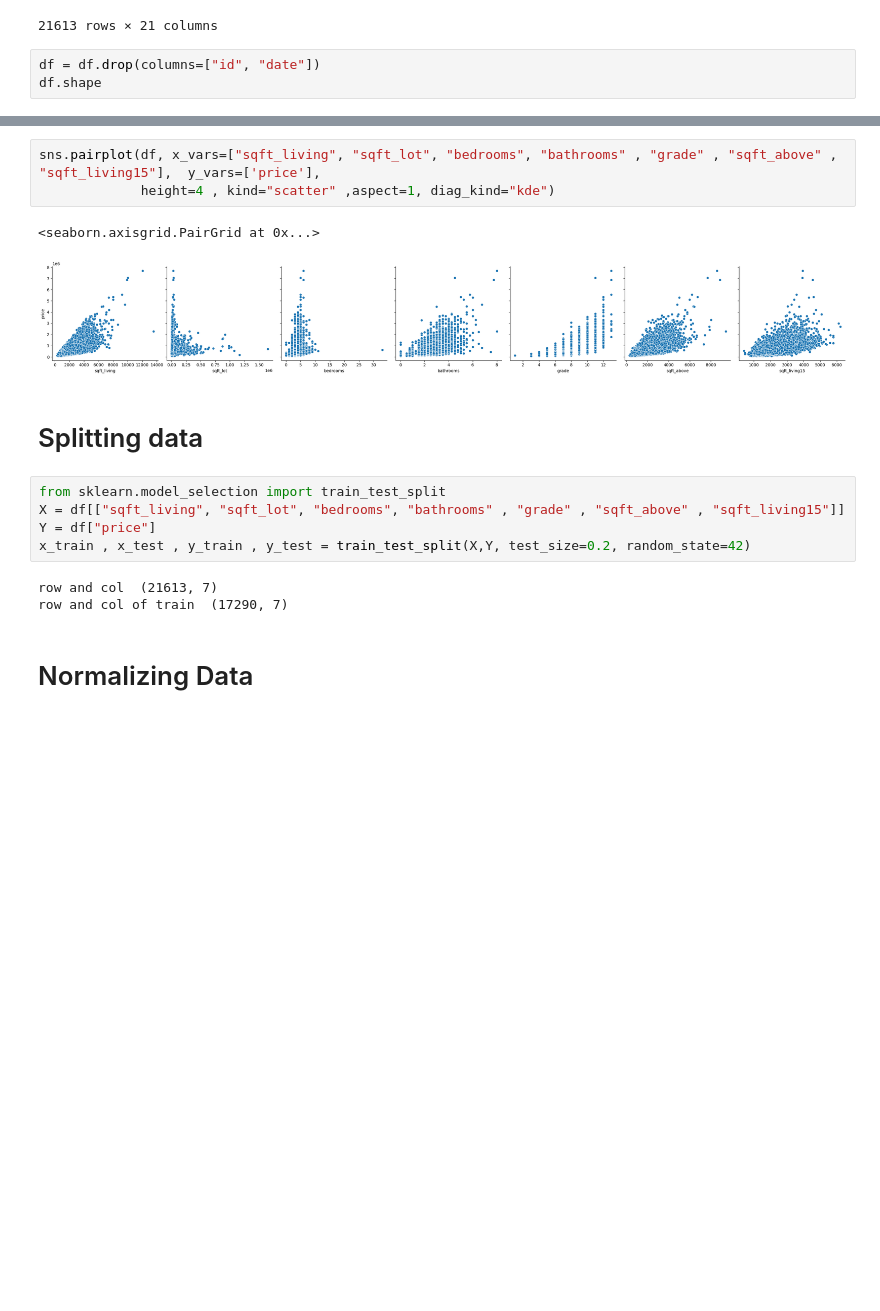
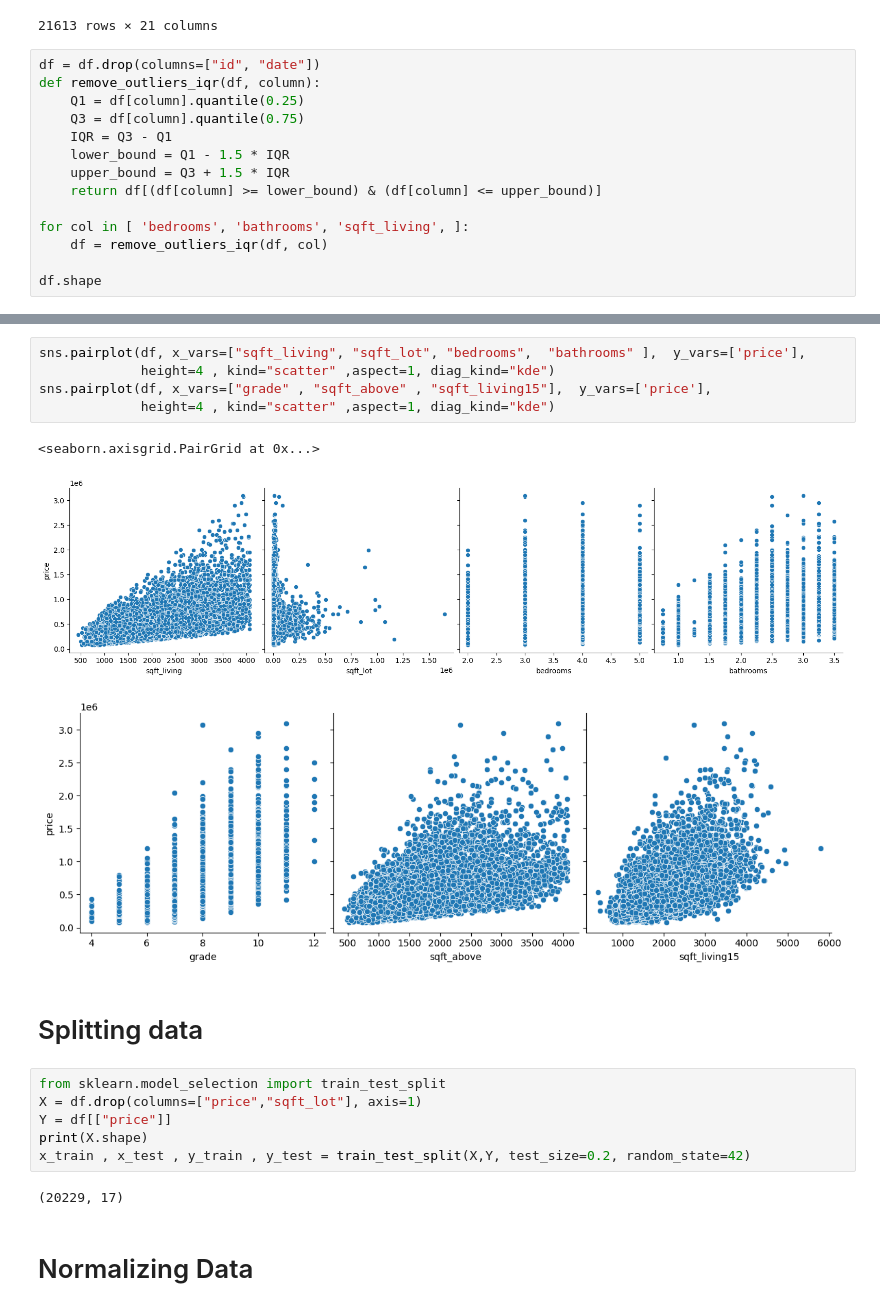
Before and after one commit to amanuelcm27/HousePricePrediction, a Jupyter notebook: housePrediction.ipynb, the cells around one changed output, grey strips where cells are left out. Drawn from its saved outputs; the diff is of its cells as text; blank space fills up the shorter version.

```diff
--- a/housePrediction.ipynb
+++ b/housePrediction.ipynb
@@ -47,5 +47,16 @@ df
 21613 rows × 21 columns
 # %%
 df = df.drop(columns=["id", "date"])
+def remove_outliers_iqr(df, column):
+    Q1 = df[column].quantile(0.25)
+    Q3 = df[column].quantile(0.75)
+    IQR = Q3 - Q1
+    lower_bound = Q1 - 1.5 * IQR
+    upper_bound = Q3 + 1.5 * IQR
+    return df[(df[column] >= lower_bound) & (df[column] <= upper_bound)]
+
+for col in [ 'bedrooms', 'bathrooms', 'sqft_living', ]:
+    df = remove_outliers_iqr(df, col)
+
 df.shape
 # %% [output]
@@ -115,19 +127,22 @@ plt.show()
 # %%
-sns.pairplot(df, x_vars=["sqft_living", "sqft_lot", "bedrooms", "bathrooms" , "grade" , "sqft_above" , "sqft_living15"],  y_vars=['price'],
+sns.pairplot(df, x_vars=["sqft_living", "sqft_lot", "bedrooms",  "bathrooms" ],  y_vars=['price'],
              height=4 , kind="scatter" ,aspect=1, diag_kind="kde")
+sns.pairplot(df, x_vars=["grade" , "sqft_above" , "sqft_living15"],  y_vars=['price'],
+             height=4 , kind="scatter" ,aspect=1, diag_kind="kde")
 # %% [output]
 <seaborn.axisgrid.PairGrid at 0x...>
-[figure, old version]
+[figure, new version]
+[figure, added]
 # %% [markdown]
 # Splitting data
 # %%
 from sklearn.model_selection import train_test_split
-X = df[["sqft_living", "sqft_lot", "bedrooms", "bathrooms" , "grade" , "sqft_above" , "sqft_living15"]]
-Y = df["price"]
+X = df.drop(columns=["price","sqft_lot"], axis=1)
+Y = df[["price"]]
+print(X.shape)
 x_train , x_test , y_train , y_test = train_test_split(X,Y, test_size=0.2, random_state=42)
 # %% [output]
-row and col  (21613, 7)
-row and col of train  (17290, 7)
+(20229, 17)
 # %% [markdown]
 # Normalizing Data
 # %%
```
Also changed, not shown: parts of 13 cells of this notebook, 1 other file.
